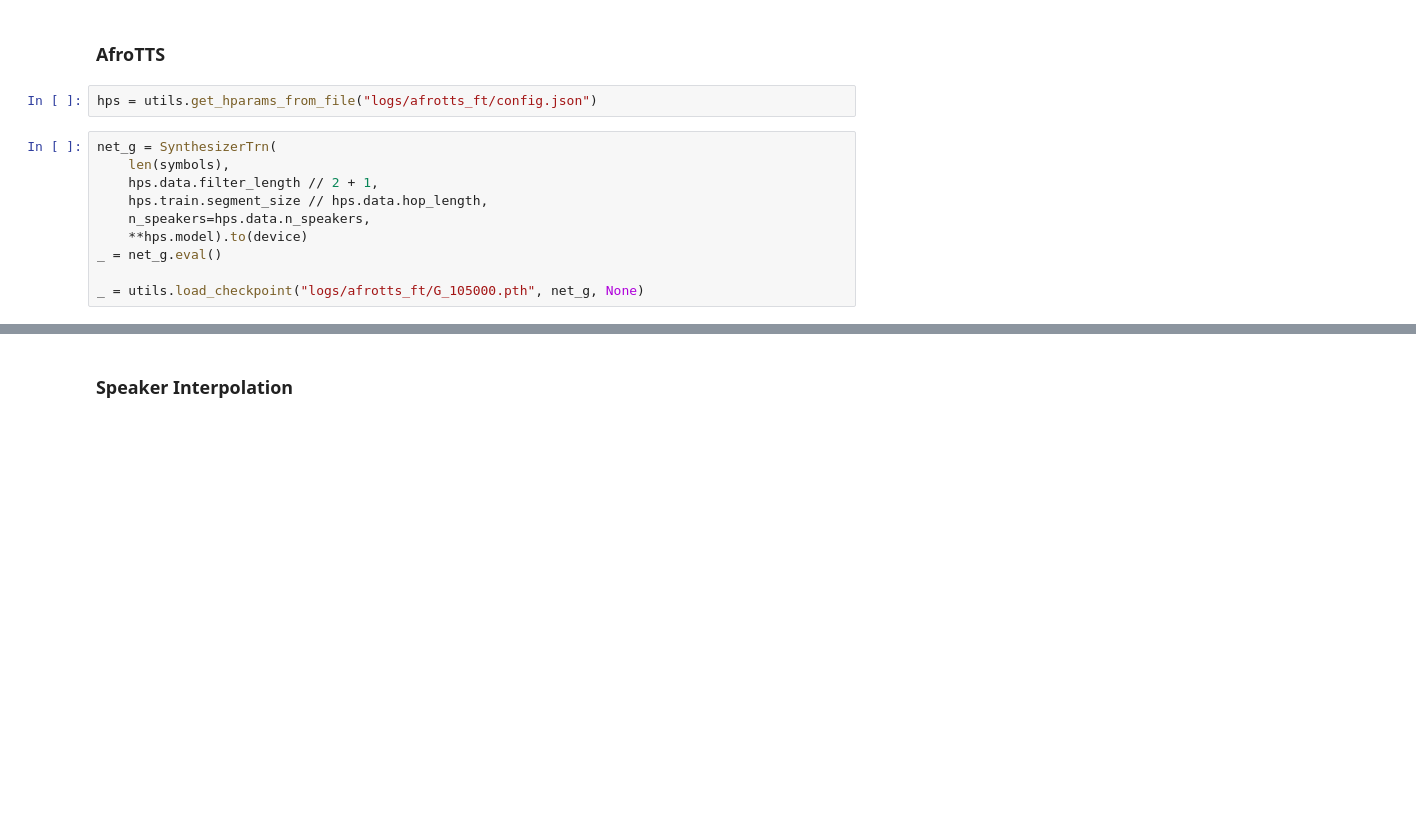
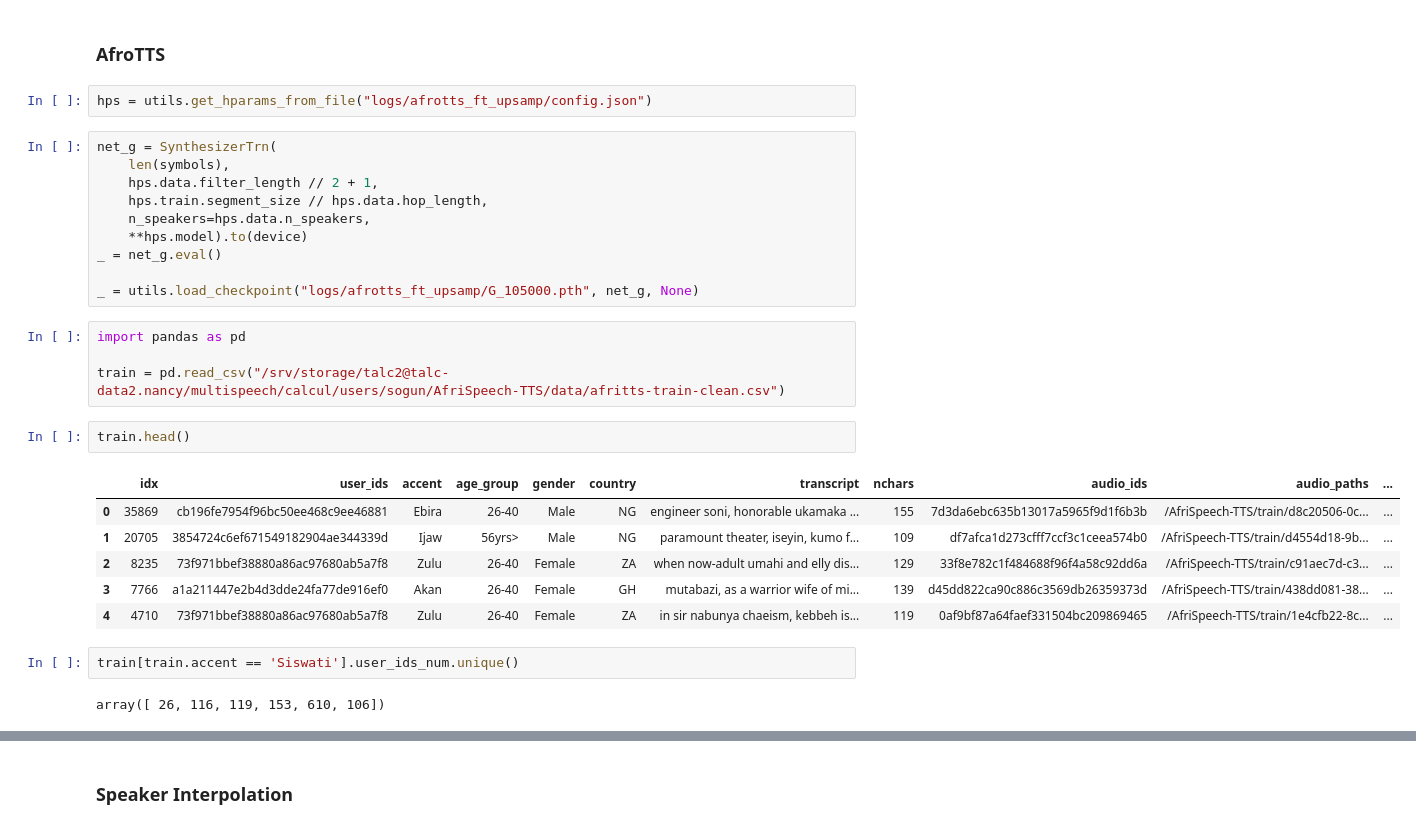
Before and after one commit to intron-innovation/AfriSpeech-TTS, a Jupyter notebook: src/vits/inference.ipynb, the cells around one changed output, grey strips where cells are left out. Cells and saved outputs as stored; diff of their text form; blank space fills up the shorter version.

```diff
--- a/src/vits/inference.ipynb
+++ b/src/vits/inference.ipynb
@@ -70,7 +69,7 @@ torch.Size([1, 256, 1])
 # %% [markdown]
 ### AfroTTS
 # %%
-hps = utils.get_hparams_from_file("logs/afrotts_ft/config.json")
+hps = utils.get_hparams_from_file("logs/afrotts_ft_upsamp/config.json")
 # %%
 net_g = SynthesizerTrn(
     len(symbols),
@@ -80,5 +79,22 @@ net_g = SynthesizerTrn(
     **hps.model).to(device)
 _ = net_g.eval()
 
-_ = utils.load_checkpoint("logs/afrotts_ft/G_105000.pth", net_g, None)
+_ = utils.load_checkpoint("logs/afrotts_ft_upsamp/G_105000.pth", net_g, None)
+# %%
+import pandas as pd
+
+train = pd.read_csv("/srv/storage/talc2@talc-data2.nancy/multispeech/calcul/users/sogun/AfriSpeech-TTS/data/afritts-train-clean.csv")
+# %%
+train.head()
+# %% [output]
+|  | idx | user_ids | accent | age_group | gender | country | transcript | nchars | audio_ids | audio_paths | ... |
+| 0 | 35869 | cb196fe7954f96bc50ee468c9ee46881 | Ebira | 26-40 | Male | NG | engineer soni, honorable ukamaka ... | 155 | 7d3da6ebc635b13017a5965f9d1f6b3b | /AfriSpeech-TTS/train/d8c20506-0c... | ... |
+| 1 | 20705 | 3854724c6ef671549182904ae344339d | Ijaw | 56yrs> | Male | NG | paramount theater, iseyin, kumo f... | 109 | df7afca1d273cfff7ccf3c1ceea574b0 | /AfriSpeech-TTS/train/d4554d18-9b... | ... |
+| 2 | 8235 | 73f971bbef38880a86ac97680ab5a7f8 | Zulu | 26-40 | Female | ZA | when now-adult umahi and elly dis... | 129 | 33f8e782c1f484688f96f4a58c92dd6a | /AfriSpeech-TTS/train/c91aec7d-c3... | ... |
+| 3 | 7766 | a1a211447e2b4d3dde24fa77de916ef0 | Akan | 26-40 | Female | GH | mutabazi, as a warrior wife of mi... | 139 | d45dd822ca90c886c3569db26359373d | /AfriSpeech-TTS/train/438dd081-38... | ... |
+| 4 | 4710 | 73f971bbef38880a86ac97680ab5a7f8 | Zulu | 26-40 | Female | ZA | in sir nabunya chaeism, kebbeh is... | 119 | 0af9bf87a64faef331504bc209869465 | /AfriSpeech-TTS/train/1e4cfb22-8c... | ... |
+# %%
+train[train.accent == 'Siswati'].user_ids_num.unique()
+# %% [output]
+array([ 26, 116, 119, 153, 610, 106])
 # %%
```
Also changed, not shown: parts of 15 cells of this notebook, 33 other files.
